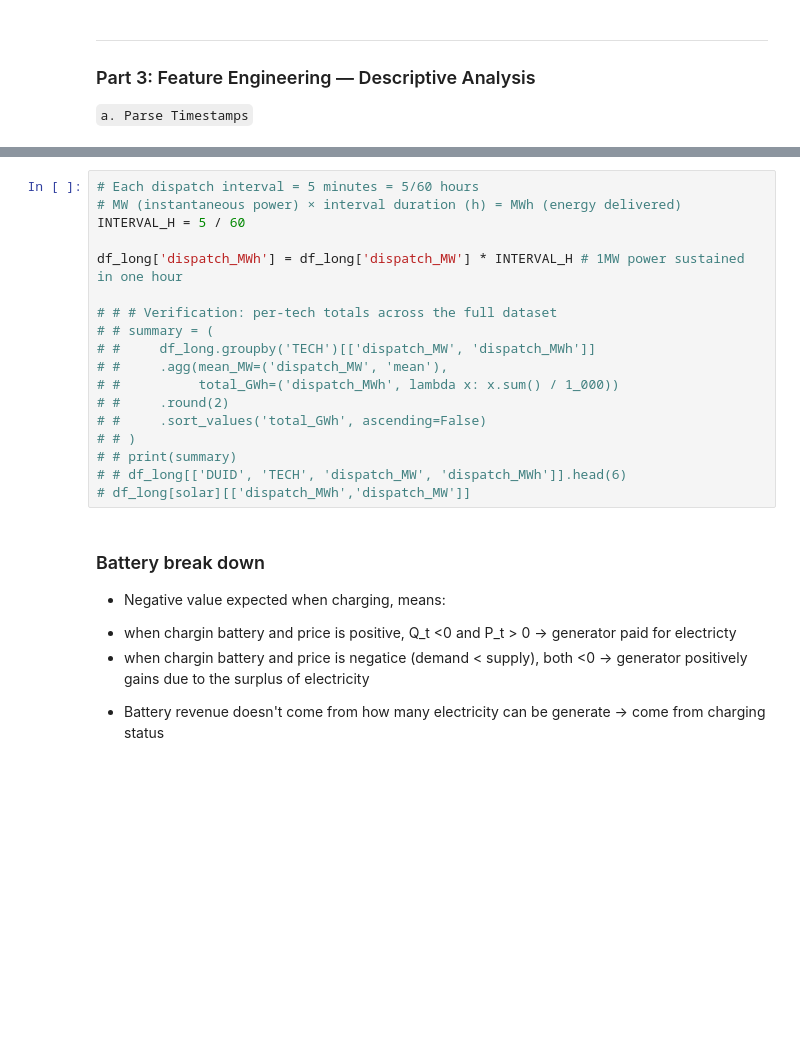
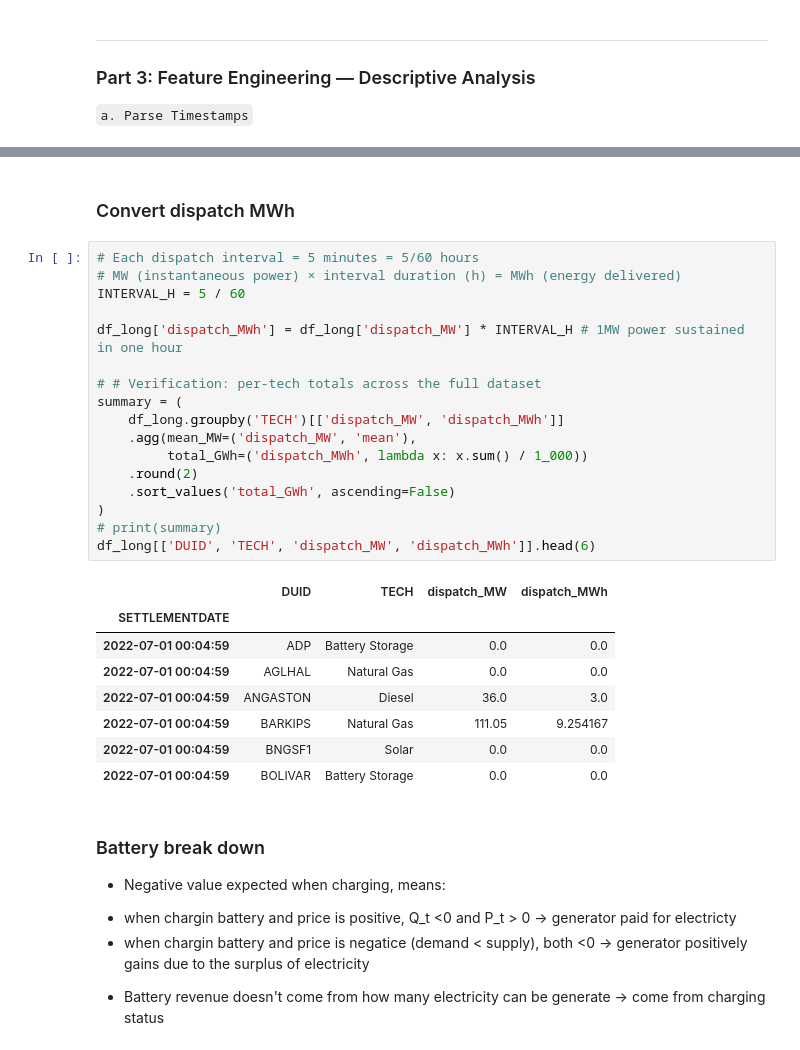
Before and after one commit to sylviequin/sa-electricity-market-investment-thesis, a Jupyter notebook: sa-electricity-market-investment-thesis/workbook.ipynb, the cells around one changed output, grey strips where cells are left out. Cells and saved outputs as stored; diff of their text form; blank space fills up the shorter version.

```diff
--- a/sa-electricity-market-investment-thesis/workbook.ipynb
+++ b/sa-electricity-market-investment-thesis/workbook.ipynb
@@ -149,21 +200,31 @@ df_long
+# %% [markdown]
+### Convert dispatch MWh
 # %%
 # Each dispatch interval = 5 minutes = 5/60 hours
 # MW (instantaneous power) × interval duration (h) = MWh (energy delivered)
 INTERVAL_H = 5 / 60
 
 df_long['dispatch_MWh'] = df_long['dispatch_MW'] * INTERVAL_H # 1MW power sustained in one hour
 
-# # # Verification: per-tech totals across the full dataset
-# # summary = (
-# #     df_long.groupby('TECH')[['dispatch_MW', 'dispatch_MWh']]
-# #     .agg(mean_MW=('dispatch_MW', 'mean'),
-# #          total_GWh=('dispatch_MWh', lambda x: x.sum() / 1_000))
-# #     .round(2)
-# #     .sort_values('total_GWh', ascending=False)
-# # )
-# # print(summary)
-# # df_long[['DUID', 'TECH', 'dispatch_MW', 'dispatch_MWh']].head(6)
-# df_long[solar][['dispatch_MWh','dispatch_MW']]
+# # Verification: per-tech totals across the full dataset
+summary = (
+    df_long.groupby('TECH')[['dispatch_MW', 'dispatch_MWh']]
+    .agg(mean_MW=('dispatch_MW', 'mean'),
+         total_GWh=('dispatch_MWh', lambda x: x.sum() / 1_000))
+    .round(2)
+    .sort_values('total_GWh', ascending=False)
+)
+# print(summary)
+df_long[['DUID', 'TECH', 'dispatch_MW', 'dispatch_MWh']].head(6)
+# %% [output]
+|  | DUID | TECH | dispatch_MW | dispatch_MWh |
+| SETTLEMENTDATE |  |  |  |  |
+| 2022-07-01 00:04:59 | ADP | Battery Storage | 0.0 | 0.0 |
+| 2022-07-01 00:04:59 | AGLHAL | Natural Gas | 0.0 | 0.0 |
+| 2022-07-01 00:04:59 | ANGASTON | Diesel | 36.0 | 3.0 |
+| 2022-07-01 00:04:59 | BARKIPS | Natural Gas | 111.05 | 9.254167 |
+| 2022-07-01 00:04:59 | BNGSF1 | Solar | 0.0 | 0.0 |
+| 2022-07-01 00:04:59 | BOLIVAR | Battery Storage | 0.0 | 0.0 |
 # %% [markdown]
 ### Battery break down
 - Negative value expected when charging, means:
```
Also changed, not shown: parts of 17 cells of this notebook.
